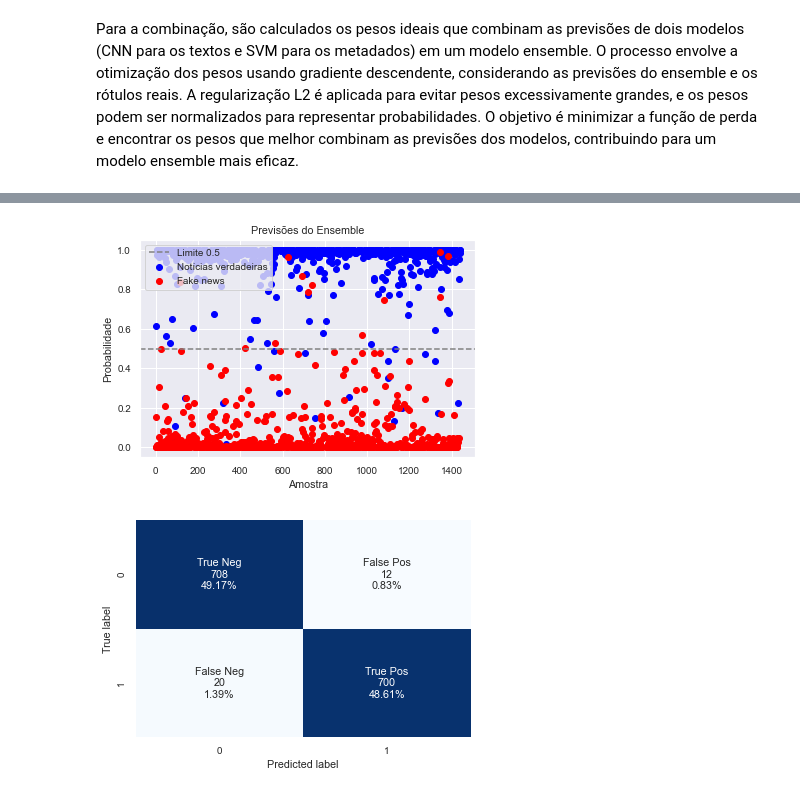
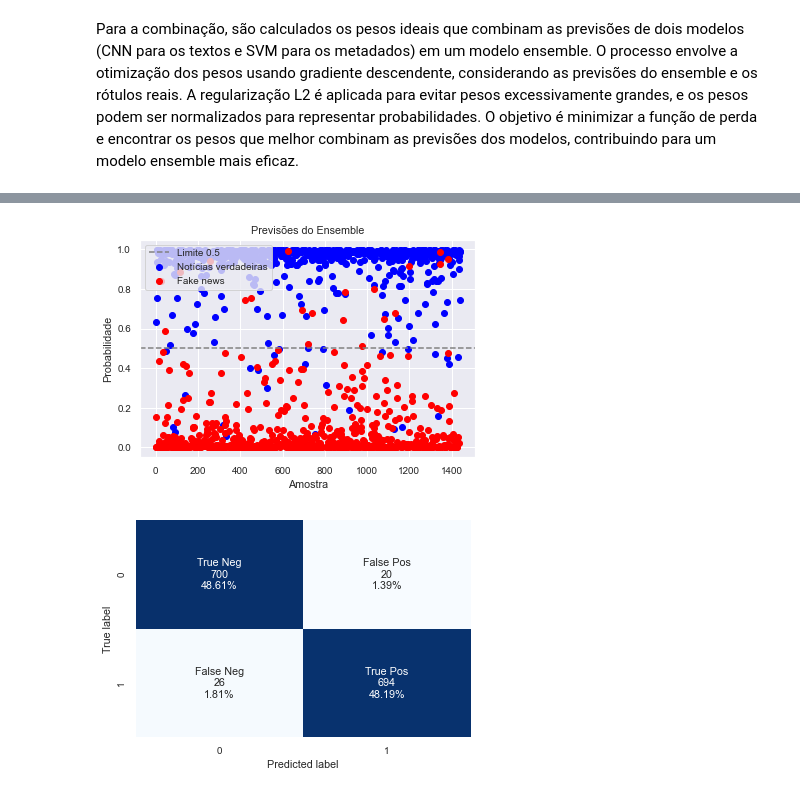
Before and after one commit to felipeharlen/FakeNewsDetection, a Jupyter notebook: fake_news_detection.ipynb, the cells around one changed output, grey strips where cells are left out. Cells and saved outputs as stored; diff of their text form; code cells hidden in the pictures.

Commit message:
Criação do arquivo nlp_utils.py. Adequação do algoritmo para minimizar os efeitos da diferença de tamanho entre os textos.

```diff
--- a/fake_news_detection.ipynb
+++ b/fake_news_detection.ipynb
@@ -365,2 +414,16 @@ Name: author, Length: 1420, dtype: int64
 # %% [markdown]
 Para seleção das colunas de metadados a serem utilizadas, aplicou-se a técnica de Backward Feature Elimination, que consiste em iterativamente remover uma coluna por vez do conjunto completo de metadados, reavaliando o modelo a cada etapa. As colunas removidas são aquelas que não causam uma piora significativa no desempenho do modelo ou não contribuem de forma relevante para a análise, resultando em um subconjunto mais conciso e informativo de metadados. A aplicação do Backward Feature Elimination não consta neste arquivo. Além disso, foram removidas colunas que possuíam muitos valores nulos, de forma a inviabilizar a sua utilização para o treinamento dos algoritmos.
+# %%
+# Lista das colunas que deseja calcular a porcentagem em relação a 'words'
+colunas_para_calcular = ['types', 'verbs', 'upper_case', 'subj_imp_verbs', 'nouns', 'modal_verbs', 'sing_first_sec_pers_pronouns', 'plural_first_pers_pronouns',
+                         'pronouns', 'adjectives', 'words']
+
+# Converter as colunas para valores numéricos
+for coluna in colunas_para_calcular:
+    meta_df[coluna] = pd.to_numeric(meta_df[coluna], errors='coerce')  # Convertendo para valores numéricos
+
+# Calcular a porcentagem para cada coluna em relação a 'words'
+for coluna in colunas_para_calcular:
+    meta_df[coluna] = (meta_df[coluna] / meta_df['words'])
+
+meta_df.head()
@@ -367,7 +438,7 @@ Para seleção das colunas de metadados a serem utilizadas, aplicou-se a técnic
 # %%
-cols_to_drop = ['author', 'link', 'date', 'category', 'adverbs', 'plural_first_pers_pronouns',
+cols_to_drop = ['link', 'date', 'category', 'adverbs', 'plural_first_pers_pronouns',
                 'average_word_length', 'sing_first_sec_pers_pronouns', 'news_with_speeling_errors',
-                'average_sent_length', 'adjectives', 'tokens', 'words']
+                'average_sent_length', 'adjectives', 'tokens', 'words', 'characters']
 meta_df = meta_df.drop(columns = cols_to_drop)
 meta_df.head()
 # %% [output]
@@ -568,7 +639,7 @@ def ensemble_predict(pred1, pred2, w1, w2):
 # %% [markdown]
 Para a combinação, são calculados os pesos ideais que combinam as previsões de dois modelos (CNN para os textos e SVM para os metadados) em um modelo ensemble. O processo envolve a otimização dos pesos usando gradiente descendente,  considerando as previsões do ensemble e os rótulos reais. A regularização L2 é aplicada para evitar pesos excessivamente grandes, e os pesos podem ser normalizados para representar probabilidades. O objetivo é minimizar a função de perda e encontrar os pesos que melhor combinam as previsões dos modelos, contribuindo para um modelo ensemble mais eficaz.
 # %%
-def def_weights(pred1, pred2, y_train, lr=0.1, max_iter=1000, tol=3e-5, normalize_weights=False, lambda2=0.001):
+def def_weights(pred1, pred2, y_train, lr=0.1, max_iter=1000, tol=0.1e-2, normalize_weights=False, lambda2=0.001):
     w1 = 0.5
     w2 = 0.5
     prev_w = np.array([w1, w2])
@@ -604,4 +675,4 @@ def def_weights(pred1, pred2, y_train, lr=0.1, max_iter=1000, tol=3e-5, normaliz
 pred_1 = svm_prob[:, 1]
 pred_2 = text_prob[:, 0]
 # %%
-w = def_weights(pred_1, pred_2, y_test, max_iter=3000, tol = 0.1811e-4, normalize_weights=True)
+w = def_weights(pred_1, pred_2, y_test, max_iter=1000, tol = 0.1e-2, normalize_weights=True)
@@ -616,22 +689,22 @@ accuracy_score(y_test, ensemble_pred)
 # %%
-true_indices = np.where(y_test == 1)[0]
-false_indices = np.where(y_test == 0)[0]
+true_indices = np.nonzero(y_test == 1)[0]
+false_indices = np.nonzero(y_test == 0)[0]
 true_probabilities = ensemble_prob[true_indices]
 false_probabilities = ensemble_prob[false_indices]
 
 # Plote as previsões para os valores onde y_test é igual a 1 em azul e onde é igual a 0 em vermelho
 plt.scatter(true_indices, true_probabilities, color='blue', label='Notícias verdadeiras')
 plt.scatter(false_indices, false_probabilities, color='red', label='Fake news')
 plt.axhline(y=0.5, color='gray', linestyle='--', label='Limite 0.5')
 
 # Configurações de rótulos e título
 plt.xlabel('Amostra')
 plt.ylabel('Probabilidade')
 plt.title('Previsões do Ensemble')
 plt.legend(loc='upper left')
 plt.show()
 # %% [output]
-[figure, old version]
+[figure, new version]
 # %%
 cm = confusion_matrix(y_test, ensemble_pred)
 group_names = ['True Neg', 'False Pos', 'False Neg', 'True Pos']
```
Also changed, not shown: parts of 43 cells of this notebook, 1 other file.
